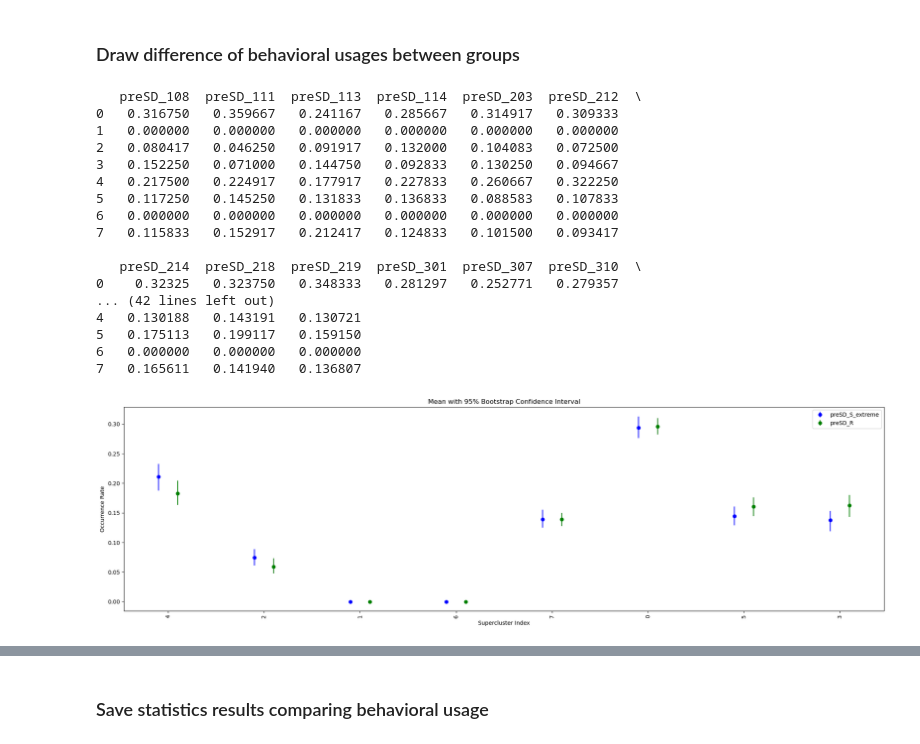
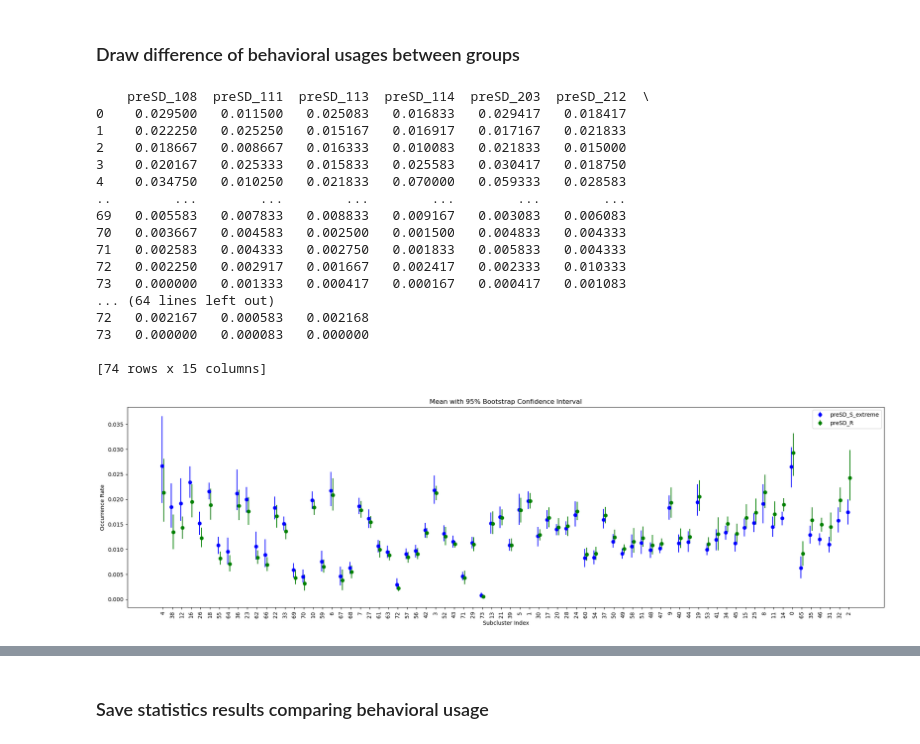
Before and after one commit to junesu0707/after_subtle, a Jupyter notebook: after_subtle_SDSBD.ipynb, the cells around one changed output, grey strips where cells are left out. Saved outputs shown, nothing was run; the diff lists cells and outputs as text; code cells hidden in the pictures.

```diff
--- a/after_subtle_SDSBD.ipynb
+++ b/after_subtle_SDSBD.ipynb
@@ -182,7 +181,7 @@ plt.savefig(os.path.join(SAVE_DIR, filename_save +'.png'), transparent=False, dp
 # %%
 ###########################################
 # Params setting
-cluster_name = 'supercluster'
+cluster_name = 'subcluster'
 
 group = 2
 if group == 1:
@@ -258,47 +257,47 @@ labels = []
 for i, label in enumerate(sorted_indices):
     labels.append(plt.Text(i, 0, str(label), ha='center', va='center', fontsize=8))
 
 # Adjust odd label position
 for i in range(1, len(labels), 2):
     labels[i].set_position((i, -0.1))  # Move odd labels further down
 
 ax.set_xticks(range(len(sorted_indices)))
 ax.set_xticklabels(labels, rotation=90)
 
 # Set the x-axis and y-axis labels and title
 if cluster_name == 'subcluster':
     ax.set_xlabel('Subcluster Index')
 elif cluster_name == 'supercluster':
     ax.set_xlabel('Supercluster Index')
 ax.set_ylabel('Occurrence Rate')
 ax.set_title('Mean with 95% Bootstrap Confidence Interval')
 ax.legend()
 
 # Adjust the spacing to prevent overlapping labels
 fig.tight_layout()
 
 # Save the figure
 filename_save = cluster_name + '_mean_std_' + group1 + ',' + group2
 plt.savefig(os.path.join(SAVE_DIR, filename_save +'.pdf'), transparent=True, dpi=300)
 plt.savefig(os.path.join(SAVE_DIR, filename_save +'.png'), transparent=False, dpi=300)
 
 plt.show()
 # %% [output]
-   preSD_108  preSD_111  preSD_113  preSD_114  preSD_203  preSD_212  \
-0   0.316750   0.359667   0.241167   0.285667   0.314917   0.309333
-1   0.000000   0.000000   0.000000   0.000000   0.000000   0.000000
-2   0.080417   0.046250   0.091917   0.132000   0.104083   0.072500
-3   0.152250   0.071000   0.144750   0.092833   0.130250   0.094667
-4   0.217500   0.224917   0.177917   0.227833   0.260667   0.322250
-5   0.117250   0.145250   0.131833   0.136833   0.088583   0.107833
-6   0.000000   0.000000   0.000000   0.000000   0.000000   0.000000
-7   0.115833   0.152917   0.212417   0.124833   0.101500   0.093417
+    preSD_108  preSD_111  preSD_113  preSD_114  preSD_203  preSD_212  \
+0    0.029500   0.011500   0.025083   0.016833   0.029417   0.018417
+1    0.022250   0.025250   0.015167   0.016917   0.017167   0.021833
+2    0.018667   0.008667   0.016333   0.010083   0.021833   0.015000
+3    0.020167   0.025333   0.015833   0.025583   0.030417   0.018750
+4    0.034750   0.010250   0.021833   0.070000   0.059333   0.028583
+..        ...        ...        ...        ...        ...        ...
+69   0.005583   0.007833   0.008833   0.009167   0.003083   0.006083
+70   0.003667   0.004583   0.002500   0.001500   0.004833   0.004333
+71   0.002583   0.004333   0.002750   0.001833   0.005833   0.004333
+72   0.002250   0.002917   0.001667   0.002417   0.002333   0.010333
+73   0.000000   0.001333   0.000417   0.000167   0.000417   0.001083
+... (64 lines left out)
+72   0.002167   0.000583   0.002168
+73   0.000000   0.000083   0.000000
 
-   preSD_214  preSD_218  preSD_219  preSD_301  preSD_307  preSD_310  \
-0    0.32325   0.323750   0.348333   0.281297   0.252771   0.279357
-... (42 lines left out)
-4   0.130188   0.143191   0.130721
-5   0.175113   0.199117   0.159150
-6   0.000000   0.000000   0.000000
-7   0.165611   0.141940   0.136807
+[74 rows x 15 columns]
-[figure, old version]
+[figure, new version]
```
Also changed, not shown: parts of 3 cells of this notebook.
